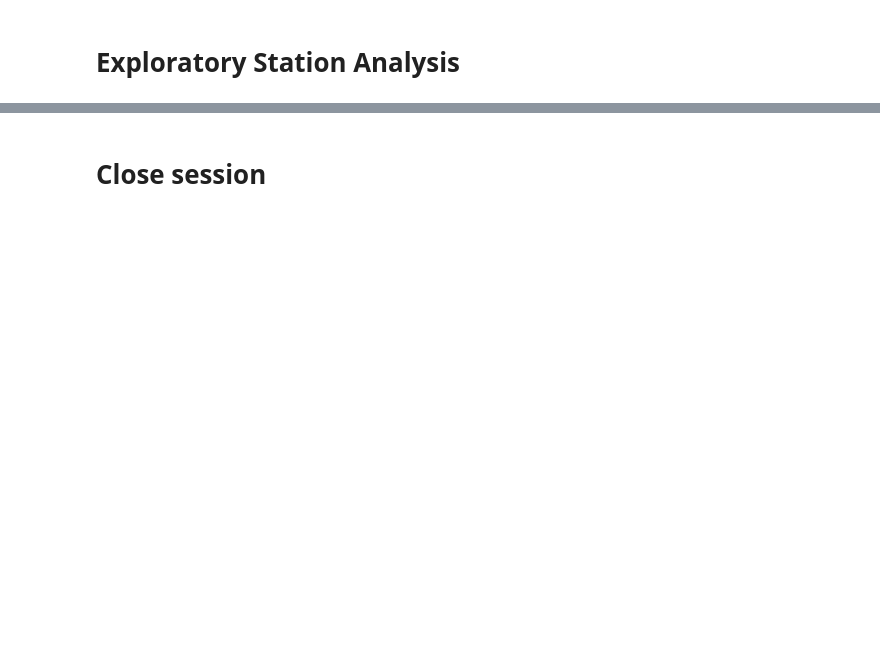
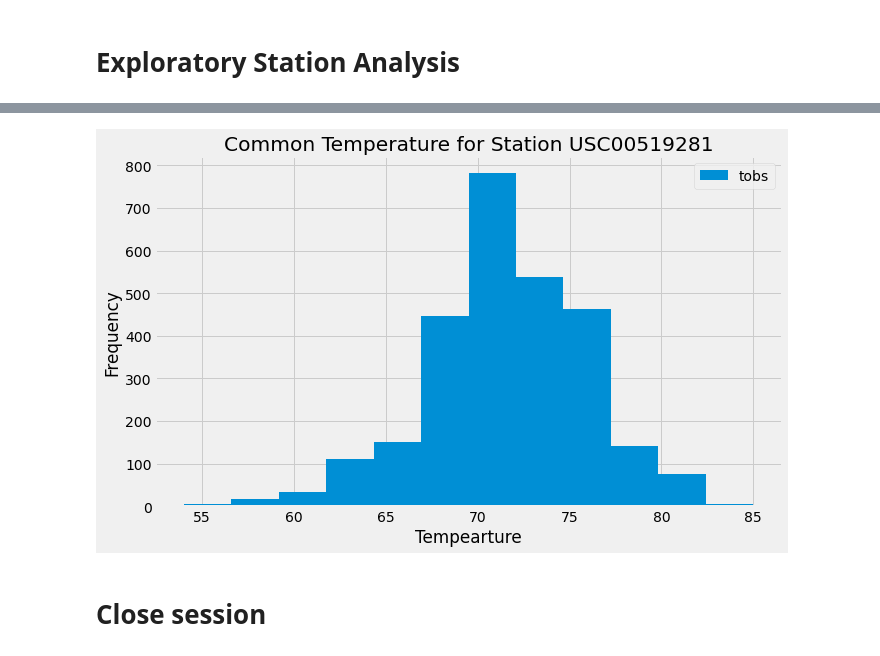
Before and after one commit to HsuChe/climate-summary-app, a Jupyter notebook: climate_starter.ipynb, the cells around one changed output, grey strips where cells are left out. Saved outputs shown, nothing was run; the diff lists cells and outputs as text; code cells hidden in the pictures; blank space fills up the shorter version.

```diff
--- a/climate_starter.ipynb
+++ b/climate_starter.ipynb
@@ -113,15 +164,17 @@ station_temp
 # %%
 # Using the most active station id
 # Query the last 12 months of temperature observation data for this station and plot the results as a histogram
 active_station_data = session.query(Mea.date,Mea.tobs).filter(Mea.station == station_temp[0][0]).all()
 station_df = pd.DataFrame(active_station_data, columns = ['Date','tobs'])
 station_sort = station_df.set_index('Date')
-station_sort.plot.hist(figsize = (7,4), bins=12)
+station_sort.plot.hist(figsize = (10,6), bins=12)
 plt.title(f'Common Temperature for Station {station_temp[0][0]}')
 plt.xlabel('Tempearture')
-plt.savefig('Images/active_station_info.png')
+plt.savefig('Images/active_station_info.jpeg')
 
 plt.show()
+# %% [output]
+[figure, added]
 # %% [markdown]
 # Close session
 # %%
```
Also changed, not shown: parts of 9 cells of this notebook, 10 other files.
